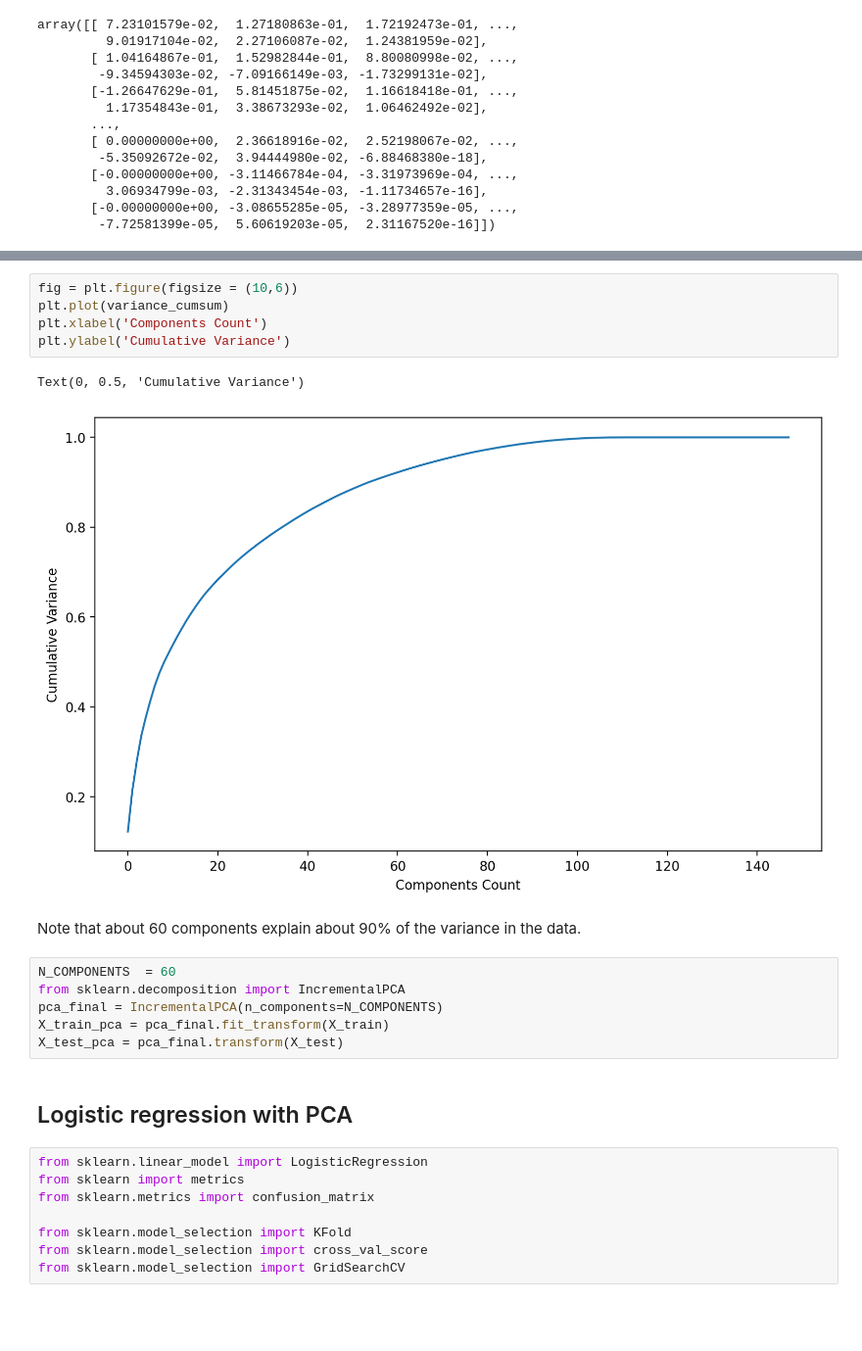
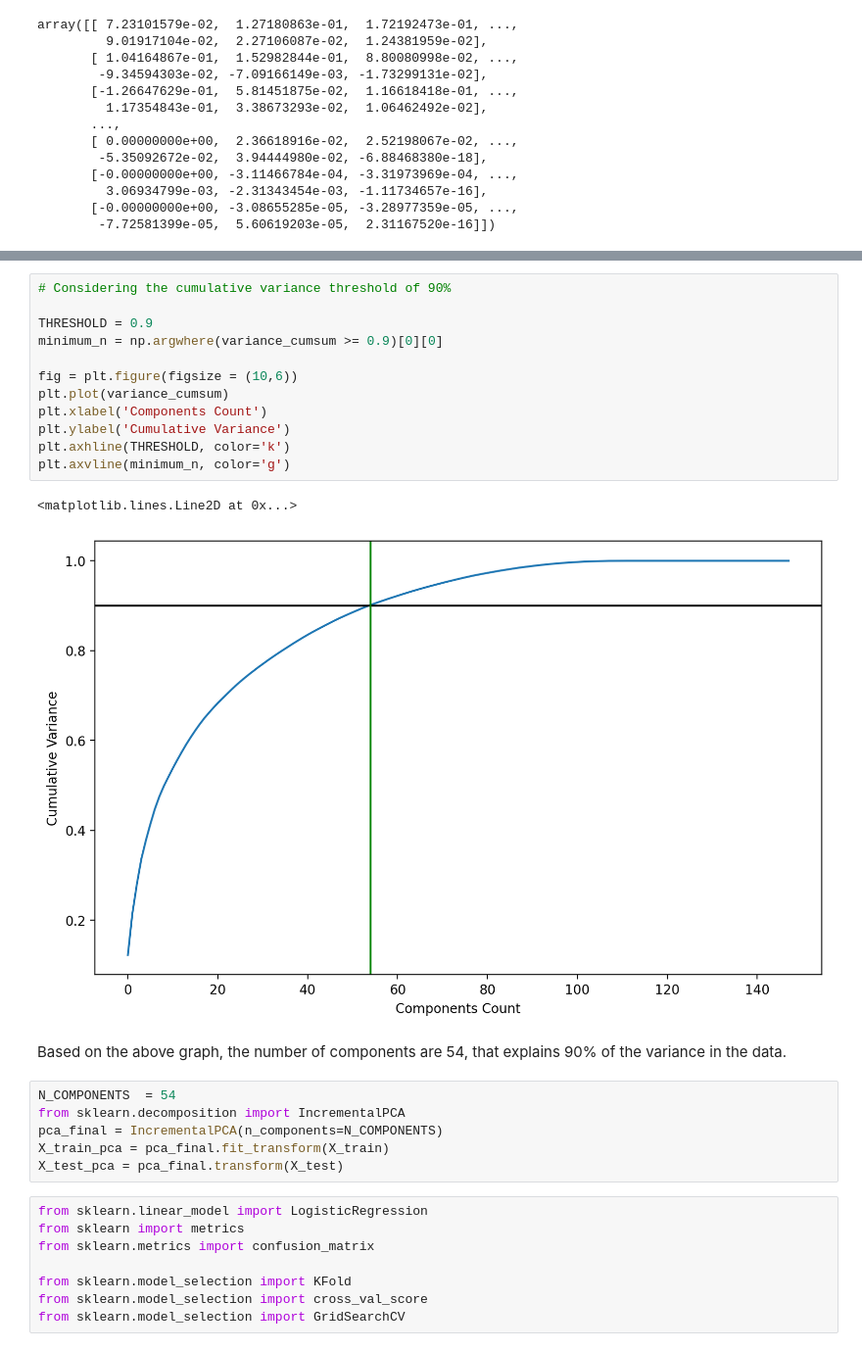
Before and after one commit to notvarunseth/telecom-churn, a Jupyter notebook: notebook.ipynb, the cells around one changed output, grey strips where cells are left out. Shown at 98% size. Cells and saved outputs as stored; diff of their text form; blank space fills up the shorter version.

```diff
--- a/notebook.ipynb
+++ b/notebook.ipynb
@@ -659,21 +656,26 @@ array([0.12232041, 0.21429374, 0.27996433, 0.33632307, 0.37717729,
 # %%
+# Considering the cumulative variance threshold of 90%
+
+THRESHOLD = 0.9
+minimum_n = np.argwhere(variance_cumsum >= 0.9)[0][0]
+
 fig = plt.figure(figsize = (10,6))
 plt.plot(variance_cumsum)
 plt.xlabel('Components Count')
 plt.ylabel('Cumulative Variance')
+plt.axhline(THRESHOLD, color='k')
+plt.axvline(minimum_n, color='g')
 # %% [output]
-Text(0, 0.5, 'Cumulative Variance')
+<matplotlib.lines.Line2D at 0x...>
-[figure, old version]
+[figure, new version]
 # %% [markdown]
-Note that about 60 components explain about 90% of the variance in the data.
+Based on the above graph, the number of components are 54, that explains 90% of the variance in the data.
 # %%
-N_COMPONENTS  = 60
+N_COMPONENTS  = 54
 from sklearn.decomposition import IncrementalPCA
 pca_final = IncrementalPCA(n_components=N_COMPONENTS)
 X_train_pca = pca_final.fit_transform(X_train)
 X_test_pca = pca_final.transform(X_test)
-# %% [markdown]
-## Logistic regression with PCA
 # %%
 from sklearn.linear_model import LogisticRegression
 from sklearn import metrics
```
Also changed, not shown: parts of 16 cells of this notebook.
